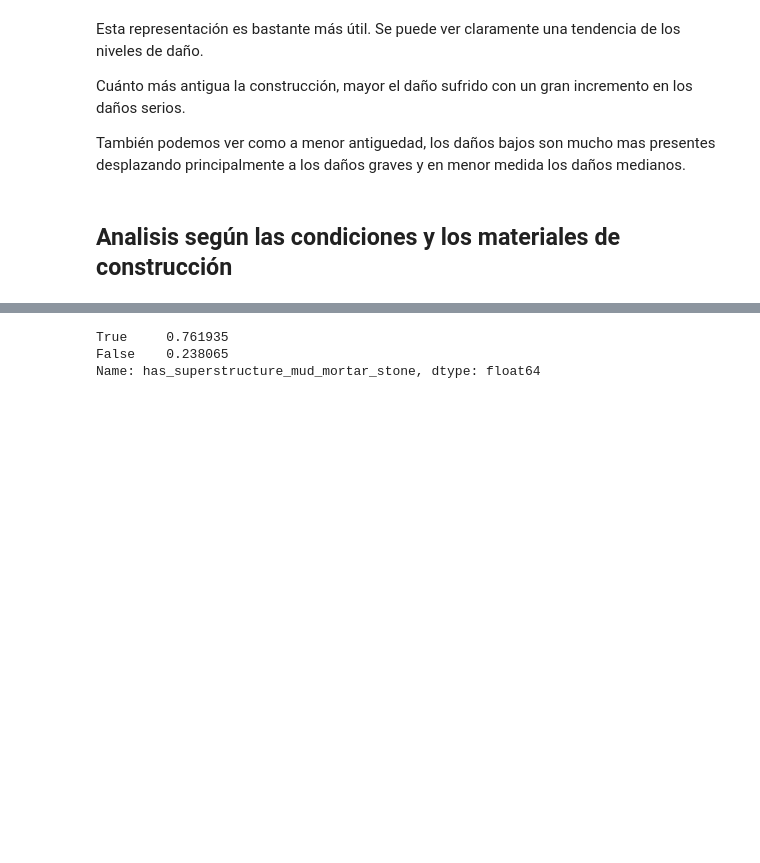
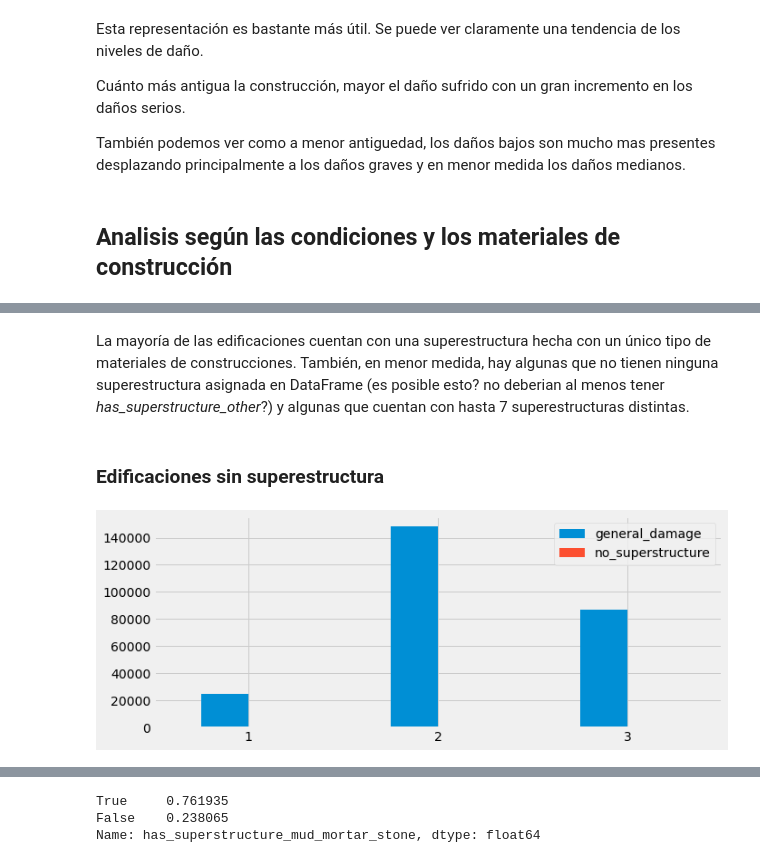
Before and after one commit to franvinas/7506-tp1, a Jupyter notebook: tp1.ipynb, the cells around one changed output, grey strips where cells are left out. Saved outputs shown, nothing was run; the diff lists cells and outputs as text; code cells hidden in the pictures; blank space fills up the shorter version.

Commit message:
Ampliacion analisis por materiales

```diff
--- a/tp1.ipynb
+++ b/tp1.ipynb
@@ -558,0 +560,11 @@ superstructure.groupby('damage_grade').agg(lambda x: x.sum() / x.count()).plot(k
+# %% [markdown]
+La mayoría de las edificaciones cuentan con una superestructura hecha con un único tipo de materiales de construcciones. También, en menor medida, hay algunas que no tienen ninguna superestructura asignada en DataFrame (es posible esto? no deberian al menos tener *has_superstructure_other*?) y algunas que cuentan con hasta 7 superestructuras distintas.
+# %% [markdown]
+### Edificaciones sin superestructura
+# %%
+no_superstructure = superstructure.loc[superstructure['sum']==0, 'damage_grade'].value_counts(sort=False, normalize=True)
+comparative_superstructure = pd.DataFrame({'general_damage': general_damage, 'no_superstructure':no_superstructure})
+comparative_superstructure.plot(kind='bar', figsize=(10,4), rot=0, grid=True)
+plt.show()
+# %% [output]
+[figure, added]
```
Also changed, not shown: parts of 22 cells of this notebook.
